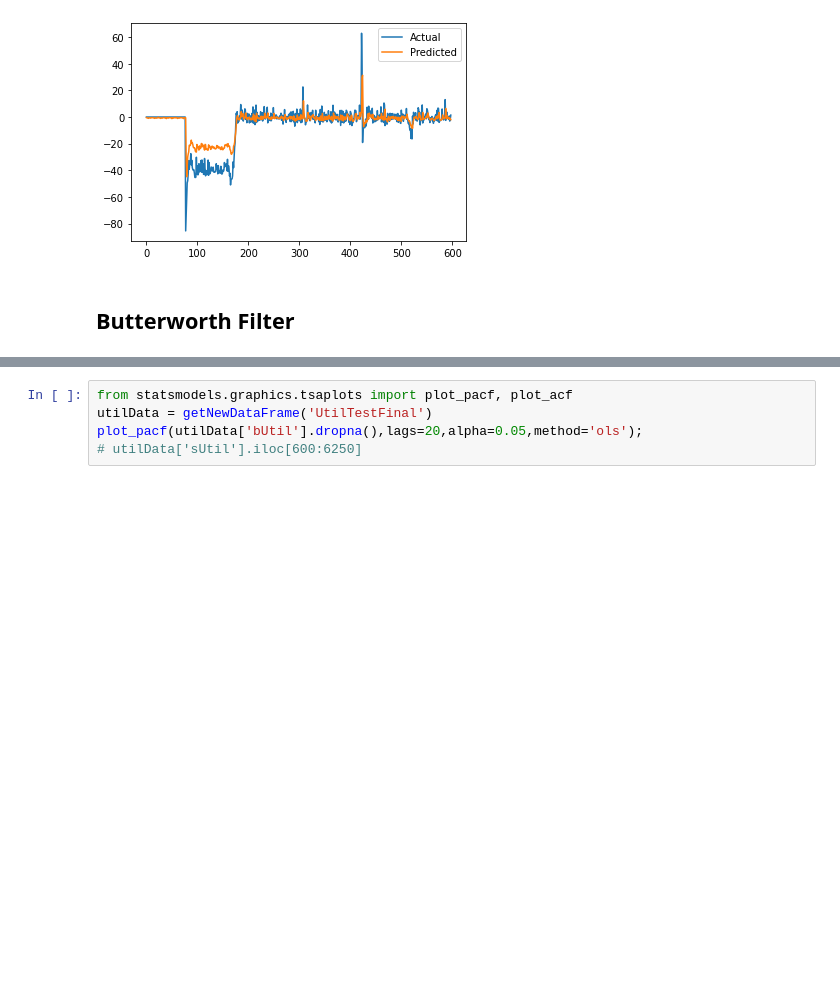
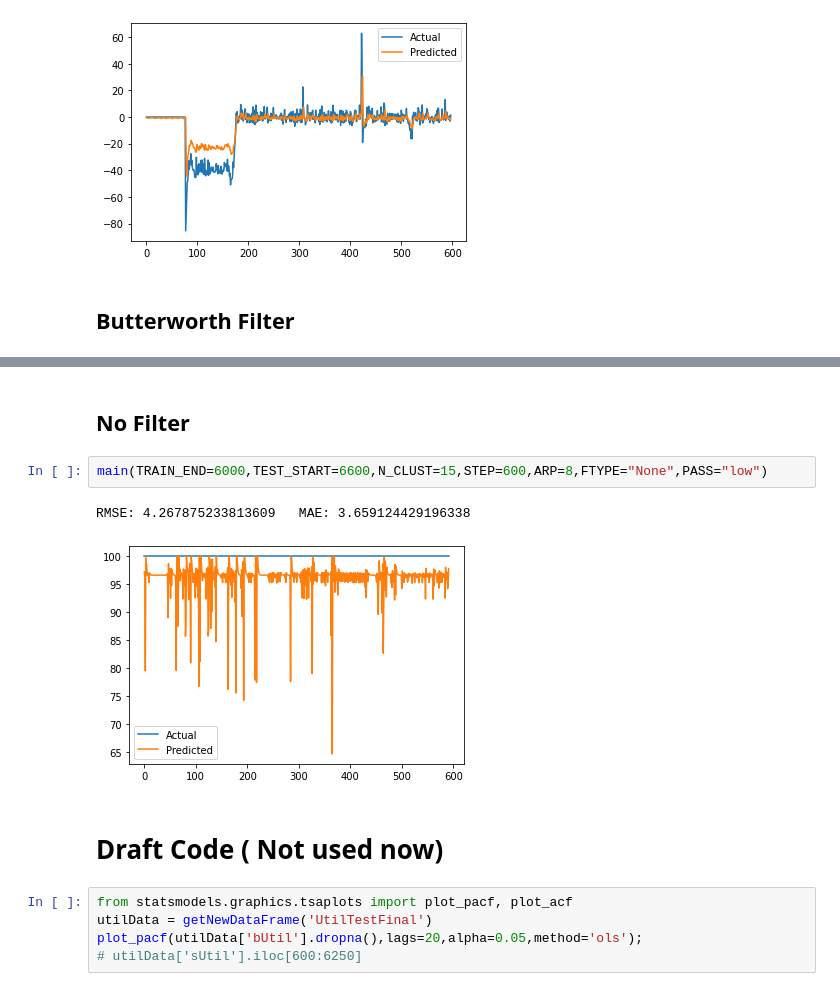
Before and after one commit to dipayan2/ARMAModel, a Jupyter notebook: ModularCode.ipynb, the cells around one changed output, grey strips where cells are left out. Saved outputs shown, nothing was run; the diff lists cells and outputs as text; blank space fills up the shorter version.

```diff
--- a/ModularCode.ipynb
+++ b/ModularCode.ipynb
@@ -565,3 +581,12 @@ RMSE: 0.7302243241535046   MAE: 0.37893377635731457
+# %% [markdown]
+## No Filter
+# %%
+main(TRAIN_END=6000,TEST_START=6600,N_CLUST=15,STEP=600,ARP=8,FTYPE="None",PASS="low")
+# %% [output]
+RMSE: 4.267875233813609   MAE: 3.659124429196338
+[figure, added]
+# %% [markdown]
+# Draft Code ( Not used now)
 # %%
 from statsmodels.graphics.tsaplots import plot_pacf, plot_acf
 utilData = getNewDataFrame('UtilTestFinal')
```
Also changed, not shown: parts of 5 cells of this notebook.
